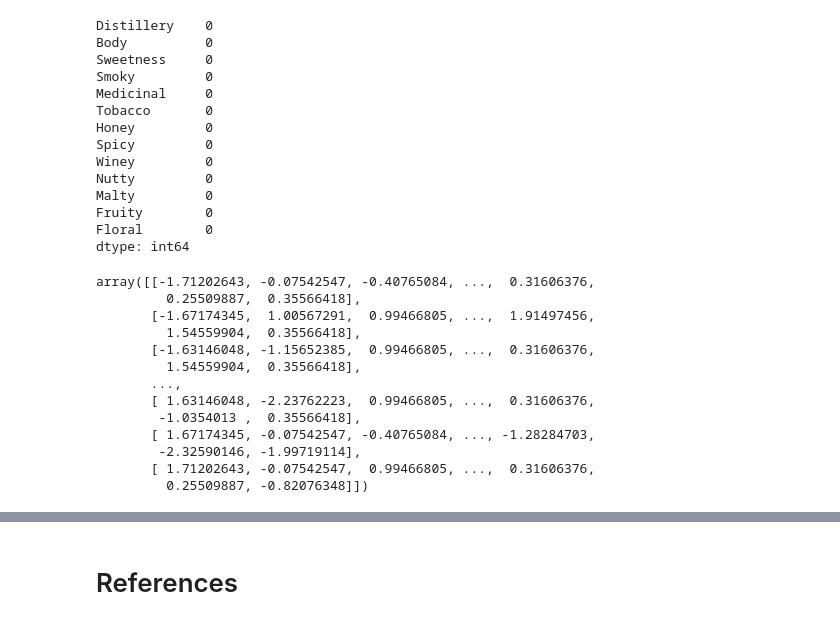
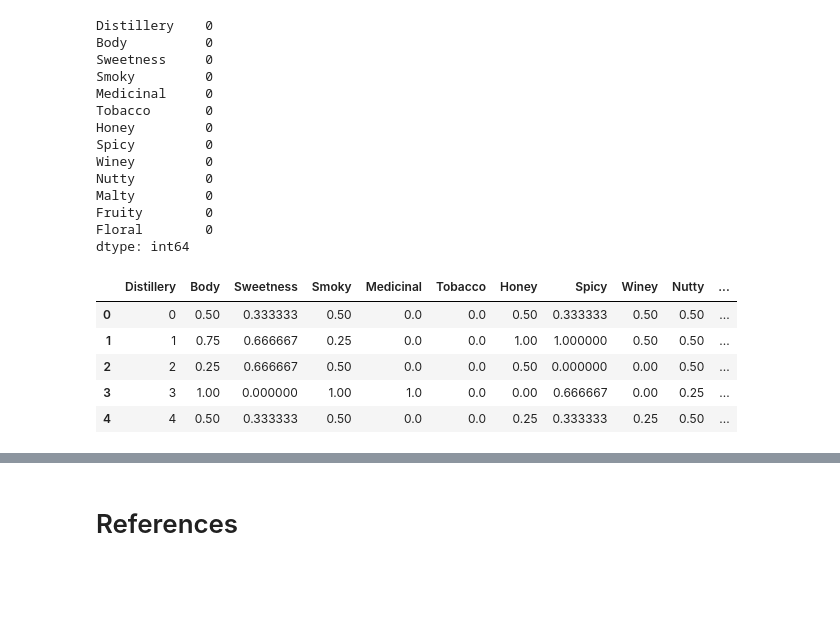
Before and after one commit to Shalom91/K-Means_Whisky_Data, a Jupyter notebook: Whisky_Profiles.ipynb, the cells around one changed output, grey strips where cells are left out. Cells and saved outputs as stored; diff of their text form; code cells hidden in the pictures; blank space fills up the shorter version.

```diff
--- a/Whisky_Profiles.ipynb
+++ b/Whisky_Profiles.ipynb
@@ -68,20 +68,3 @@ dtype: int64
 labelEncoder = LabelEncoder()
 labelEncoder.fit(df['Distillery'])
 df['Distillery'] = labelEncoder.transform(df['Distillery'])
-# %%
-data = scale(df)
-data
-# %% [output]
-array([[-1.71202643, -0.07542547, -0.40765084, ...,  0.31606376,
-         0.25509887,  0.35566418],
-       [-1.67174345,  1.00567291,  0.99466805, ...,  1.91497456,
-         1.54559904,  0.35566418],
-       [-1.63146048, -1.15652385,  0.99466805, ...,  0.31606376,
-         1.54559904,  0.35566418],
-       ...,
-       [ 1.63146048, -2.23762223,  0.99466805, ...,  0.31606376,
-        -1.0354013 ,  0.35566418],
-       [ 1.67174345, -0.07542547, -0.40765084, ..., -1.28284703,
-        -2.32590146, -1.99719114],
-       [ 1.71202643, -0.07542547,  0.99466805, ...,  0.31606376,
-         0.25509887, -0.82076348]])
@@ -91,3 +71,14 @@ features = df.drop('Distillery', axis=1)
+# %%
+scaler = MinMaxScaler()
+df[['Body', 'Sweetness', 'Smoky', 'Medicinal', 'Tobacco', 'Honey', 'Spicy', 'Winey', 'Nutty', 'Malty', 'Fruity', 'Floral']] = scaler.fit_transform(df[['Body', 'Sweetness', 'Smoky', 'Medicinal', 'Tobacco', 'Honey', 'Spicy', 'Winey', 'Nutty', 'Malty', 'Fruity', 'Floral']])
+df.head()
+# %% [output]
+|  | Distillery | Body | Sweetness | Smoky | Medicinal | Tobacco | Honey | Spicy | Winey | Nutty | ... |
+| 0 | 0 | 0.50 | 0.333333 | 0.50 | 0.0 | 0.0 | 0.50 | 0.333333 | 0.50 | 0.50 | ... |
+| 1 | 1 | 0.75 | 0.666667 | 0.25 | 0.0 | 0.0 | 1.00 | 1.000000 | 0.50 | 0.50 | ... |
+| 2 | 2 | 0.25 | 0.666667 | 0.50 | 0.0 | 0.0 | 0.50 | 0.000000 | 0.00 | 0.50 | ... |
+| 3 | 3 | 1.00 | 0.000000 | 1.00 | 1.0 | 0.0 | 0.00 | 0.666667 | 0.00 | 0.25 | ... |
+| 4 | 4 | 0.50 | 0.333333 | 0.50 | 0.0 | 0.0 | 0.25 | 0.333333 | 0.25 | 0.50 | ... |
 # %%
 # Build cluster model
 kmeans = KMeans(n_clusters=3, random_state=1)
```
Also changed, not shown: parts of 4 cells of this notebook.
